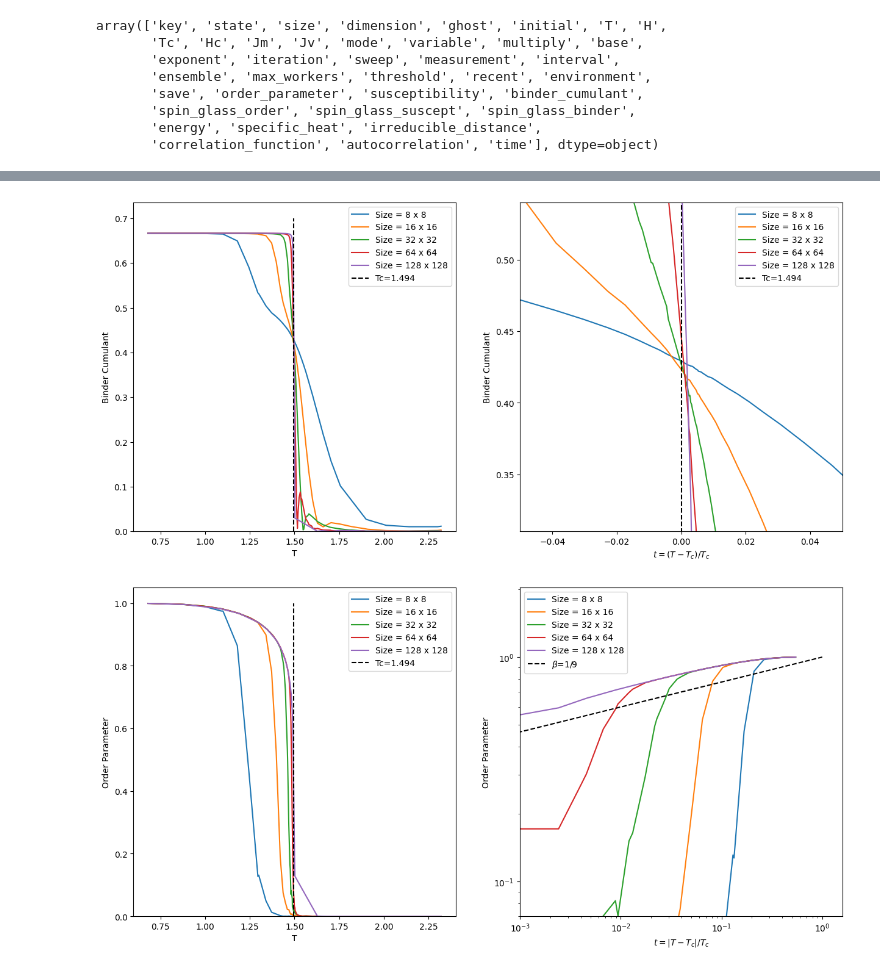
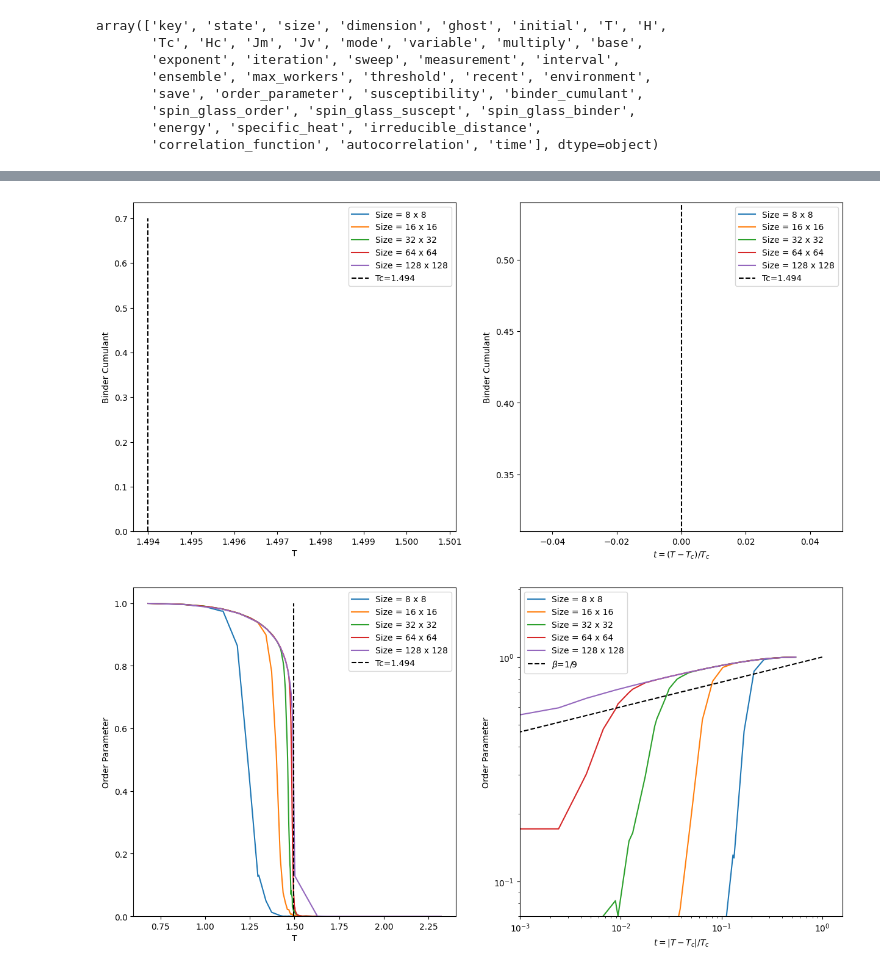
Before and after one commit to LEE-SungBin/spin_glass, a Jupyter notebook: analysis.ipynb, the cells around one changed output, grey strips where cells are left out. Saved outputs shown, nothing was run; the diff lists cells and outputs as text; code cells hidden in the pictures.

```diff
--- a/analysis.ipynb
+++ b/analysis.ipynb
@@ -69,7 +54,7 @@ print(alpha, beta, gamma, delta, nu, eta)
 
 size_list, Jv_list = (
     [8, 16, 32, 64, 128],
-    [0.0],
+    [0.0, 0.1],
 )
 
 result = np.empty((np.size(size_list), np.size(Jv_list)), dtype=object)
@@ -78,7 +63,7 @@ for i, size in enumerate(size_list):
     for j, Jv in enumerate(Jv_list):
         result[i, j] = get_result(df, state, dimension, size, Jv)
 
-print(result[size_list.index(64),Jv_list.index(0.0)].order_parameter)
+# print(result[size_list.index(64),Jv_list.index(0.0)].order_parameter)
 # %% [output]
 6/5 28/15 1.494
 1/3 1/9 13/9 14 5/6 4/15
@@ -104,31 +78,31 @@ print(result[size_list.index(64),Jv_list.index(0.0)].order_parameter)
 # %%
 fig, ax = plt.subplots(nrows=1, ncols=2, figsize=(15, 7))
 
 # Tc = 1.492
 
-Jv = 0.0
+Jv = 0.1
 
 for data in result[:, Jv_list.index(Jv)]:
     ax[0].plot(data.temperature, data.binder_cumulant, label=get_size(data))
     ax[1].plot((data.temperature-Tc)/Tc, data.binder_cumulant, label=get_size(data))
 
 ax[0].vlines(Tc, 0, 0.7, linestyle="--", color="k", label=f"Tc={Tc}")
 ax[1].vlines(0, 0, 0.7, linestyle="--", color="k", label=f"Tc={Tc}")
 
 ax[0].set_ylim([0, None])
 ax[0].legend(loc="best")
 ax[0].set_xlabel("T")
 ax[0].set_ylabel("Binder Cumulant")
 ax[1].legend(loc="best")
 ax[1].set_xlabel(r"$t=(T-T_c)/T_c$")
 ax[1].set_xlim([-0.05, 0.05])
 ax[1].set_ylim([0.31, 0.54])
 ax[1].set_ylabel("Binder Cumulant")
 
 plt.legend()
 plt.show()
 # %% [output]
-[figure, old version]
+[figure, new version]
 # %%
 fig, ax = plt.subplots(nrows=1, ncols=2, figsize=(15, 7))
 
```
Also changed, not shown: parts of 4 cells of this notebook, 1 other file.
